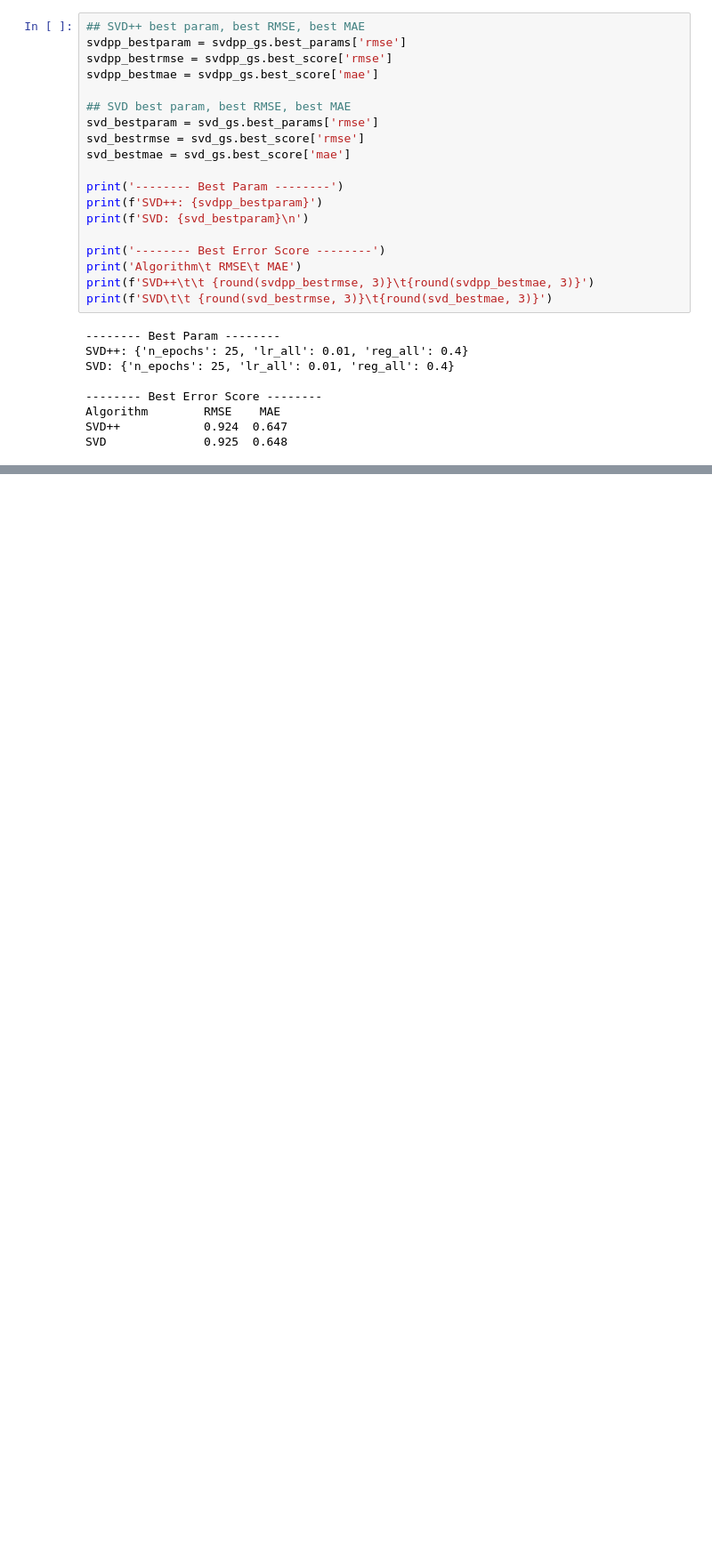
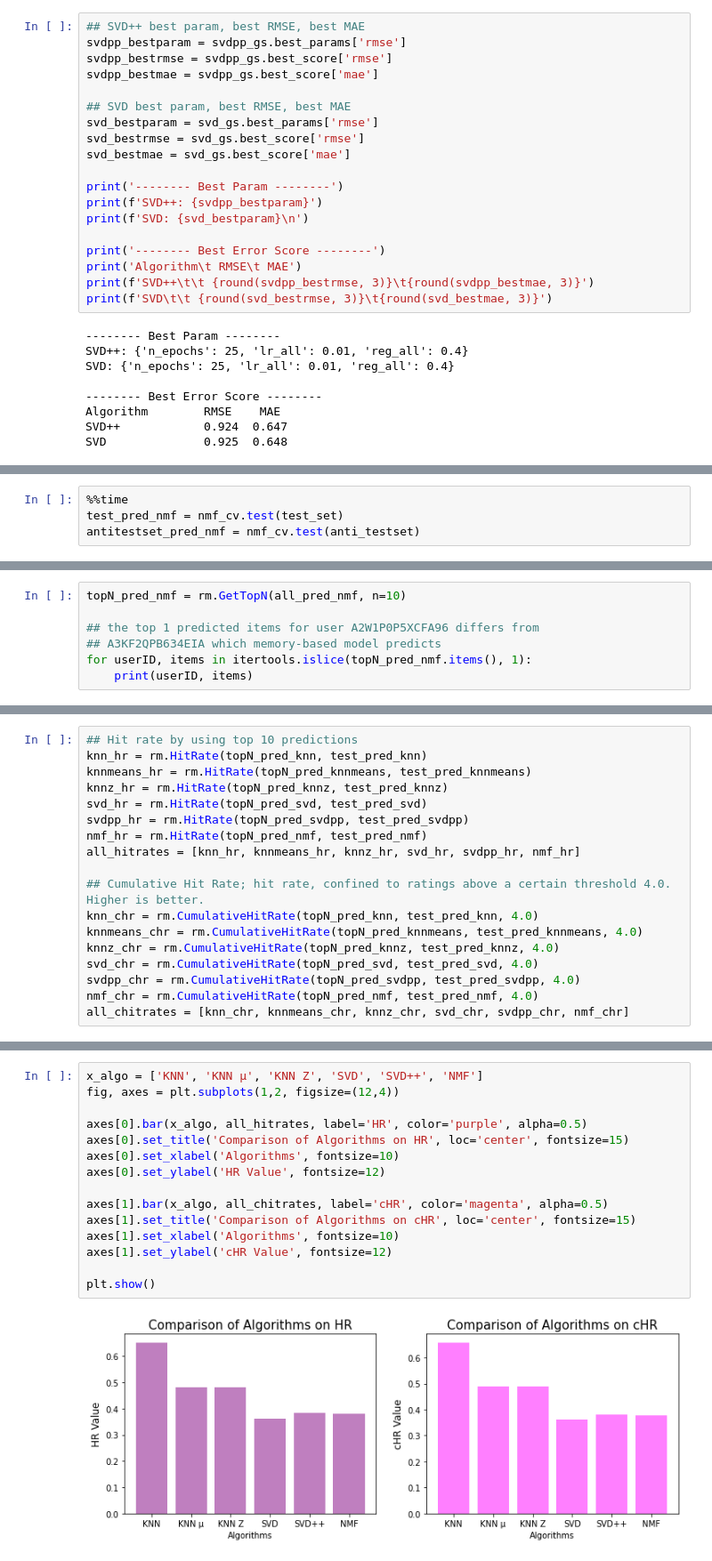
Before and after one commit to pnut2357/Rec-Sys-Amazon, a Jupyter notebook: capstone2_recsys_ver2.ipynb, the cells around one changed output, grey strips where cells are left out. Shown at 89% size. Drawn from its saved outputs; the diff is of its cells as text; blank space fills up the shorter version.

```diff
--- a/capstone2_recsys_ver2.ipynb
+++ b/capstone2_recsys_ver2.ipynb
@@ -1185,0 +1397,4 @@ SVD              0.925  0.648
+# %%
+%%time
+test_pred_nmf = nmf_cv.test(test_set)
+antitestset_pred_nmf = nmf_cv.test(anti_testset)
@@ -1185,0 +1803,7 @@ SVD              0.925  0.648
+# %%
+topN_pred_nmf = rm.GetTopN(all_pred_nmf, n=10)
+
+## the top 1 predicted items for user A2W1P0P5XCFA96 differs from
+## A3KF2QPB634EIA which memory-based model predicts
+for userID, items in itertools.islice(topN_pred_nmf.items(), 1):
+    print(userID, items)
@@ -1185,0 +1812,18 @@ SVD              0.925  0.648
+# %%
+## Hit rate by using top 10 predictions
+knn_hr = rm.HitRate(topN_pred_knn, test_pred_knn)
+knnmeans_hr = rm.HitRate(topN_pred_knnmeans, test_pred_knnmeans)
+knnz_hr = rm.HitRate(topN_pred_knnz, test_pred_knnz)
+svd_hr = rm.HitRate(topN_pred_svd, test_pred_svd)
+svdpp_hr = rm.HitRate(topN_pred_svdpp, test_pred_svdpp)
+nmf_hr = rm.HitRate(topN_pred_nmf, test_pred_nmf)
+all_hitrates = [knn_hr, knnmeans_hr, knnz_hr, svd_hr, svdpp_hr, nmf_hr]
+
+## Cumulative Hit Rate; hit rate, confined to ratings above a certain threshold 4.0. Higher is better.
+knn_chr = rm.CumulativeHitRate(topN_pred_knn, test_pred_knn, 4.0)
+knnmeans_chr = rm.CumulativeHitRate(topN_pred_knnmeans, test_pred_knnmeans, 4.0)
+knnz_chr = rm.CumulativeHitRate(topN_pred_knnz, test_pred_knnz, 4.0)
+svd_chr = rm.CumulativeHitRate(topN_pred_svd, test_pred_svd, 4.0)
+svdpp_chr = rm.CumulativeHitRate(topN_pred_svdpp, test_pred_svdpp, 4.0)
+nmf_chr = rm.CumulativeHitRate(topN_pred_nmf, test_pred_nmf, 4.0)
+all_chitrates = [knn_chr, knnmeans_chr, knnz_chr, svd_chr, svdpp_chr, nmf_chr]
@@ -1185,0 +1868,17 @@ SVD              0.925  0.648
+# %%
+x_algo = ['KNN', 'KNN μ', 'KNN Z', 'SVD', 'SVD++', 'NMF']
+fig, axes = plt.subplots(1,2, figsize=(12,4))
+
+axes[0].bar(x_algo, all_hitrates, label='HR', color='purple', alpha=0.5)
+axes[0].set_title('Comparison of Algorithms on HR', loc='center', fontsize=15)
+axes[0].set_xlabel('Algorithms', fontsize=10)
+axes[0].set_ylabel('HR Value', fontsize=12)
+
+axes[1].bar(x_algo, all_chitrates, label='cHR', color='magenta', alpha=0.5)
+axes[1].set_title('Comparison of Algorithms on cHR', loc='center', fontsize=15)
+axes[1].set_xlabel('Algorithms', fontsize=10)
+axes[1].set_ylabel('cHR Value', fontsize=12)
+
+plt.show()
+# %% [output]
+[figure, added]
```
Also changed, not shown: parts of 102 cells of this notebook.
